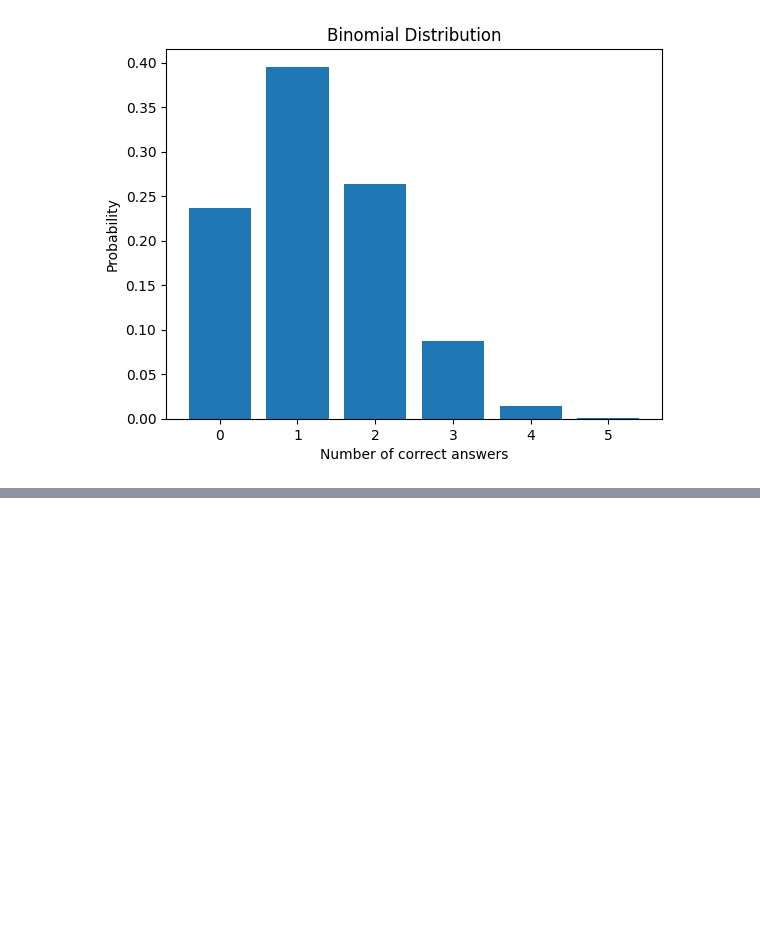
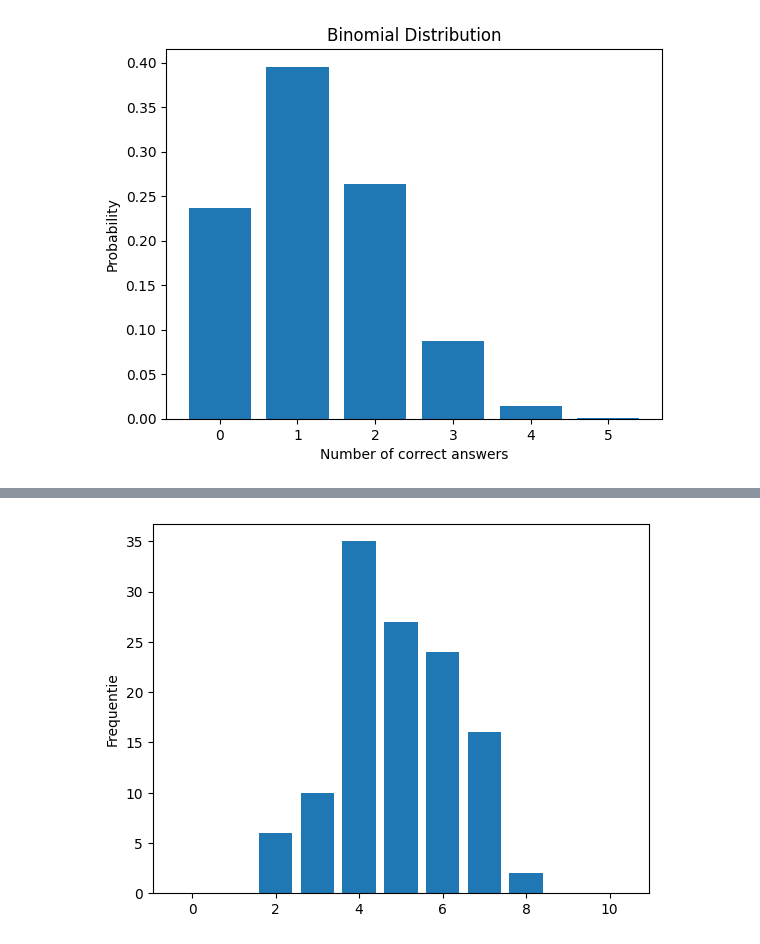
Before and after one commit to EliasDeHondt/DataScience2, a Jupyter notebook: W14P3/Exercises probability distributions.ipynb, the cells around one changed output, grey strips where cells are left out. Drawn from its saved outputs; the diff is of its cells as text; code cells hidden in the pictures; blank space fills up the shorter version.

```diff
--- a/W14P3/Exercises probability distributions.ipynb
+++ b/W14P3/Exercises probability distributions.ipynb
@@ -305,0 +428,9 @@ plt.show()
+# %%
+x=range(0,11)
+y= (0,0,6,10,35,27,24,16,2,0,0)
+plt.figure()
+plt.bar(x, y)
+plt.ylabel('Frequentie')
+plt.show()
+# %% [output]
+[figure, added]
```
Also changed, not shown: parts of 34 cells of this notebook, 5 other files.
